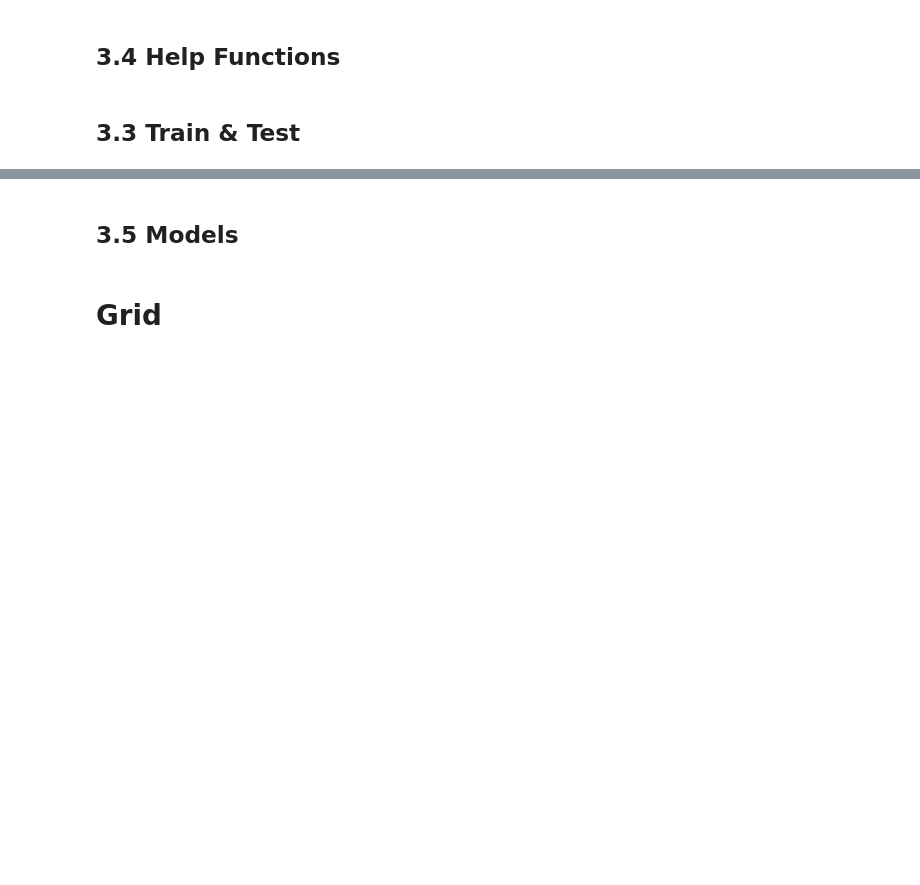
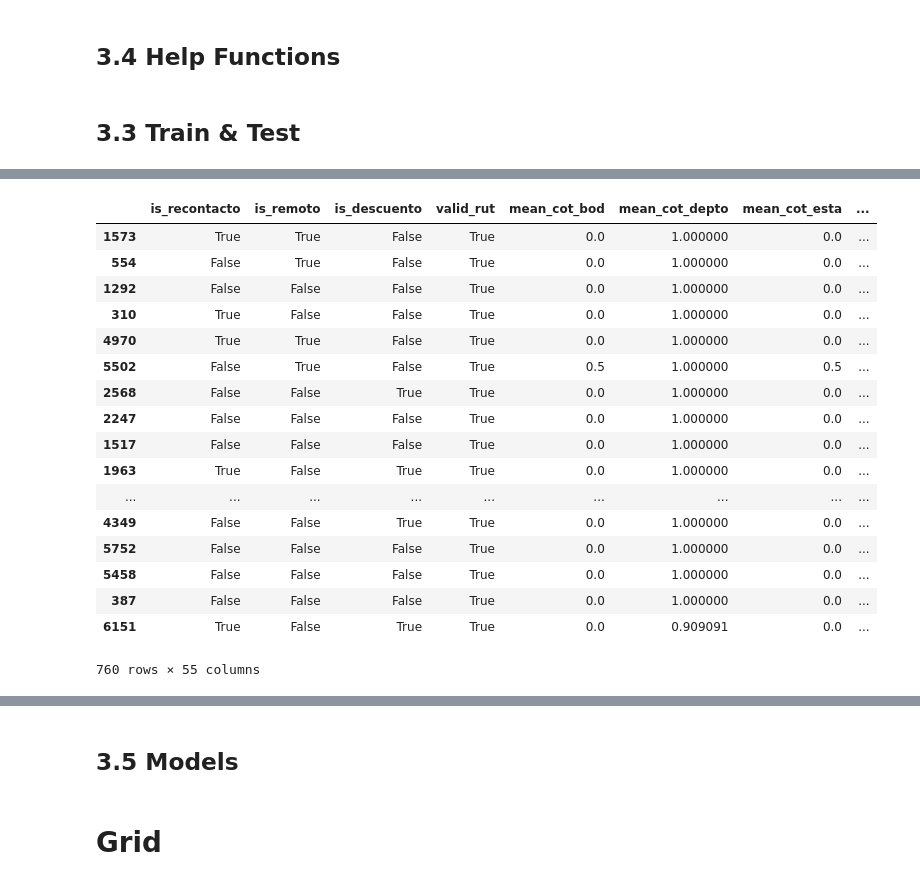
Before and after one commit to jcardenaslie/mem_aitue, a Jupyter notebook: Main Project/3 - Modeling/3.1.1.a - Modeling Negocio.ipynb, the cells around one changed output, grey strips where cells are left out. Saved outputs shown, nothing was run; the diff lists cells and outputs as text; code cells hidden in the pictures; blank space fills up the shorter version.

```diff
--- a/Main Project/3 - Modeling/3.1.1.a - Modeling Negocio.ipynb
+++ b/Main Project/3 - Modeling/3.1.1.a - Modeling Negocio.ipynb
@@ -174,0 +143,6 @@ plot_2d_space(X_plot, y, 'Imbalanced dataset (2 PCA components)')
+# %%
+# print(predictors)
+# Ready Data Set
+p_negocio = pd.DataFrame(personas.negocio) # Target)
+p_negocio.head()
+# p_n_index = p_negocio.index
@@ -175,23 +156,7 @@ plot_2d_space(X_plot, y, 'Imbalanced dataset (2 PCA components)')
 # %%
-# print(predictors)
-# Ready Data Set
-p_negocio = personas.negocio # Target
 # p_negocio = personas.compra # Target
-p_negocio = pd.Series([1 if x == True else -1 for x in p_negocio.tolist()])
+p_negocio.negocio = [1 if x == True else -1 for x in p_negocio.negocio]
+# p_negocio = pd.Series([1 if x == True else -1 for x in p_negocio.negocio])
+# p_negocio.reindex(p_n_index)
 # personas = personas.drop(drop_columns, axis=1) # Predictors
 personas = personas[predictors]
-
-print(p_negocio.shape)
-print(personas.shape)
-
-readme['personas_after_drop_columns'] = personas.columns
-
-print(personas.shape)
-readme['personas_predictors_shape'] = personas.shape
-readme['personas_predictors'] = personas.columns
-
-
-personas = pd.get_dummies(personas)
-readme['personas_dummies_shape'] = personas.shape
-
-# personas.describe()
@@ -745,10 +754,10 @@ def grid_results(grid, scorer, plot=False):
 X = personas
 y = p_negocio
 
-X_grid, X_test_o, y_grid, y_test_o = train_test_split(X, y, test_size=0.2, random_state=RANDOM_STATE)
+X_grid, X_test_o, y_grid, y_test_o,indices_train,indices_test = train_test_split(X, y, indices,test_size=0.2, random_state=RANDOM_STATE)
 print(X_grid.shape, X_test_o.shape, y_grid.shape, y_test_0.shape)
 
 
-X_test.to_excel('x_test_negocio.xlsx')
-y_test.to_excel('y_test_negocio.xlsx')
+X_test_o.to_excel('x_test_negocio.xlsx')
+y_test_o.to_excel('y_test_negocio.xlsx')
 # %% [output]
@@ -755,0 +793,21 @@ y_test.to_excel('y_test_negocio.xlsx')
+# %%
+X_test_o
+# %% [output]
+|  | is_recontacto | is_remoto | is_descuento | valid_rut | mean_cot_bod | mean_cot_depto | mean_cot_esta | ... |
+| 1573 | True | True | False | True | 0.0 | 1.000000 | 0.0 | ... |
+| 554 | False | True | False | True | 0.0 | 1.000000 | 0.0 | ... |
+| 1292 | False | False | False | True | 0.0 | 1.000000 | 0.0 | ... |
+| 310 | True | False | False | True | 0.0 | 1.000000 | 0.0 | ... |
+| 4970 | True | True | False | True | 0.0 | 1.000000 | 0.0 | ... |
+| 5502 | False | True | False | True | 0.5 | 1.000000 | 0.5 | ... |
+| 2568 | False | False | True | True | 0.0 | 1.000000 | 0.0 | ... |
+| 2247 | False | False | False | True | 0.0 | 1.000000 | 0.0 | ... |
+| 1517 | False | False | False | True | 0.0 | 1.000000 | 0.0 | ... |
+| 1963 | True | False | True | True | 0.0 | 1.000000 | 0.0 | ... |
+| ... | ... | ... | ... | ... | ... | ... | ... | ... |
+| 4349 | False | False | True | True | 0.0 | 1.000000 | 0.0 | ... |
+| 5752 | False | False | False | True | 0.0 | 1.000000 | 0.0 | ... |
+| 5458 | False | False | False | True | 0.0 | 1.000000 | 0.0 | ... |
+| 387 | False | False | False | True | 0.0 | 1.000000 | 0.0 | ... |
+| 6151 | True | False | True | True | 0.0 | 0.909091 | 0.0 | ... |
+760 rows × 55 columns
```
Also changed, not shown: parts of 46 cells of this notebook, 8 other files.
